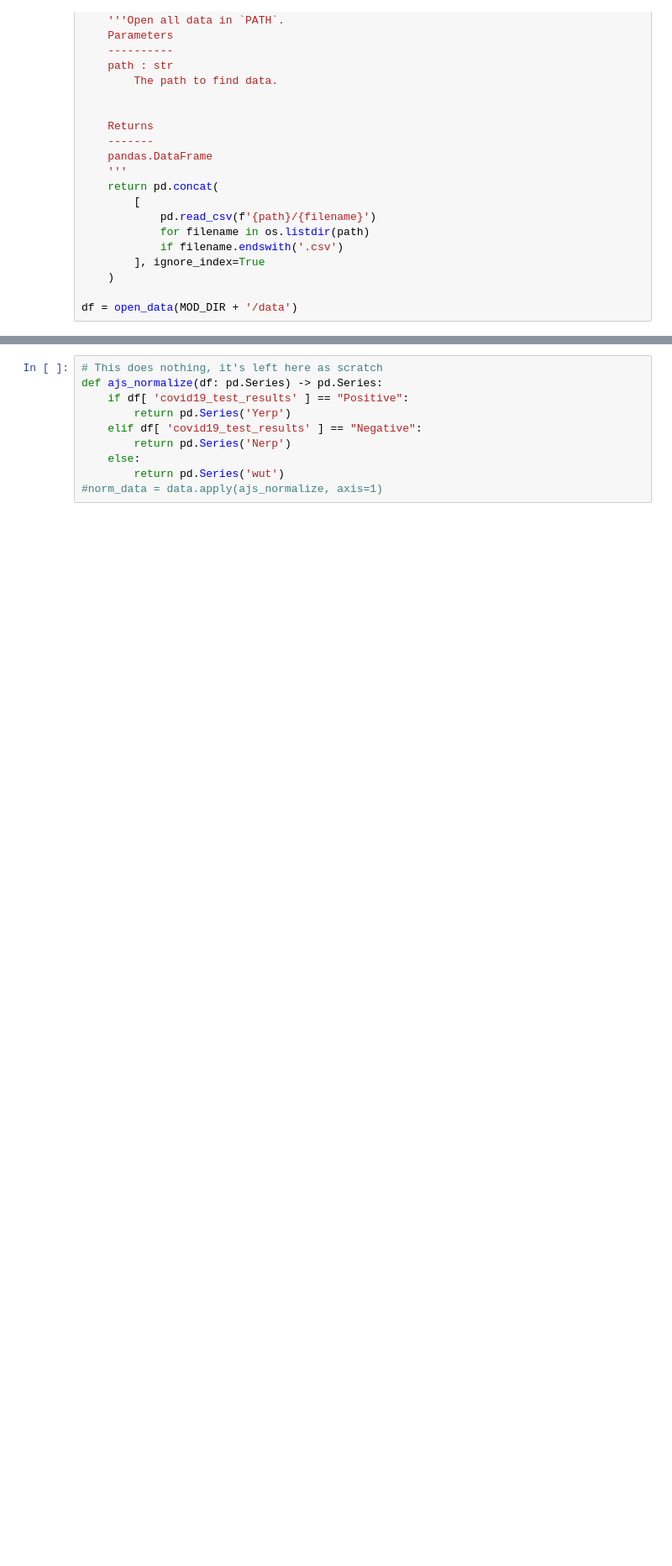
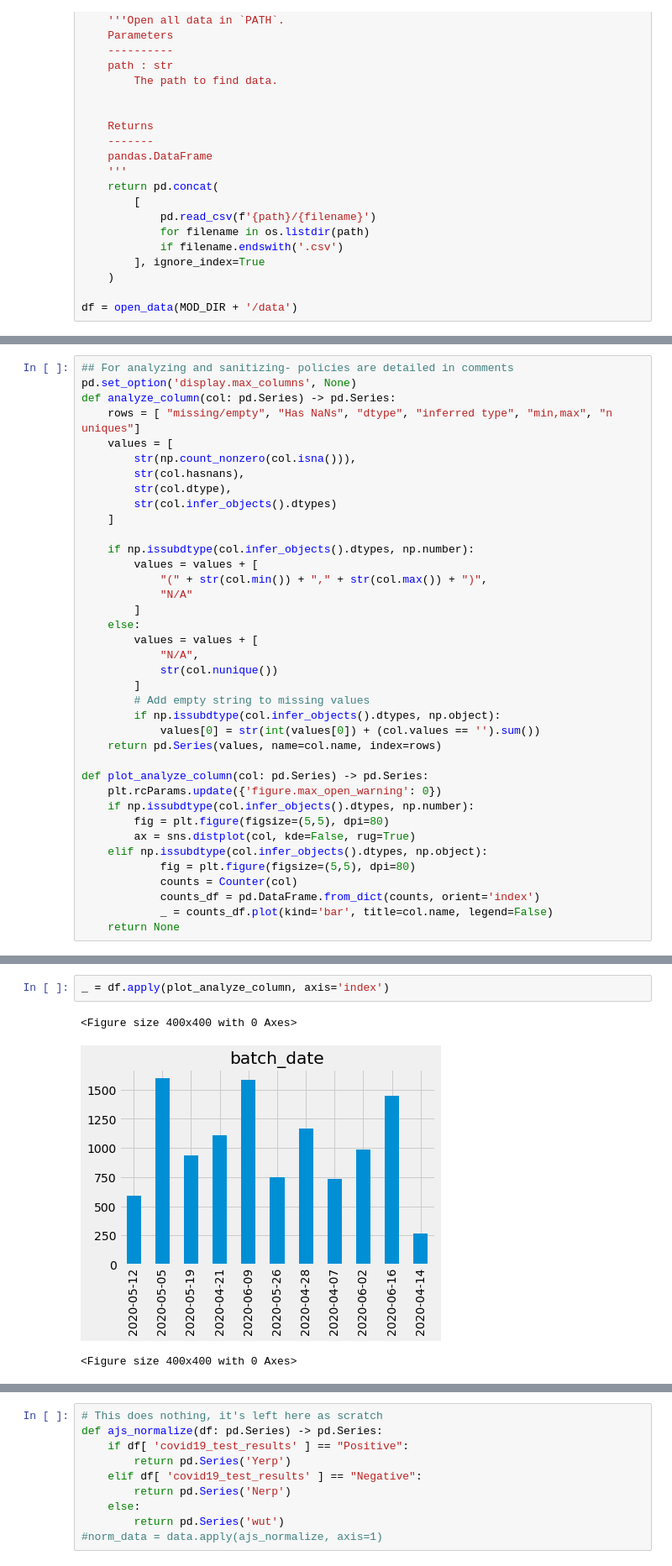
Before and after one commit to ayjayt/ayjayt.github.io, a Jupyter notebook: notebooks/normalize.ipynb, the cells around one changed output, grey strips where cells are left out. Shown: that part at 84% size. Drawn from its saved outputs; the diff is of its cells as text; blank space fills up the shorter version.

Commit message:
Add functions to analyze columns
Also, add README explaining strategy towards normalizations based on that
analysis

```diff
--- a/notebooks/normalize.ipynb
+++ b/notebooks/normalize.ipynb
@@ -96,0 +79,38 @@ df.replace({
+# %%
+## For analyzing and sanitizing- policies are detailed in comments
+pd.set_option('display.max_columns', None)
+def analyze_column(col: pd.Series) -> pd.Series:
+    rows = [ "missing/empty", "Has NaNs", "dtype", "inferred type", "min,max", "n uniques"]
+    values = [
+        str(np.count_nonzero(col.isna())),
+        str(col.hasnans),
+        str(col.dtype),
+        str(col.infer_objects().dtypes)
+    ]
+
+    if np.issubdtype(col.infer_objects().dtypes, np.number):
+        values = values + [
+            "(" + str(col.min()) + "," + str(col.max()) + ")",
+            "N/A"
+        ]
+    else:
+        values = values + [
+            "N/A",
+            str(col.nunique())
+        ]
+        # Add empty string to missing values
+        if np.issubdtype(col.infer_objects().dtypes, np.object):
+            values[0] = str(int(values[0]) + (col.values == '').sum())
+    return pd.Series(values, name=col.name, index=rows)
+
+def plot_analyze_column(col: pd.Series) -> pd.Series:
+    plt.rcParams.update({'figure.max_open_warning': 0})
+    if np.issubdtype(col.infer_objects().dtypes, np.number):
+        fig = plt.figure(figsize=(5,5), dpi=80)
+        ax = sns.distplot(col, kde=False, rug=True)
+    elif np.issubdtype(col.infer_objects().dtypes, np.object):
+            fig = plt.figure(figsize=(5,5), dpi=80)
+            counts = Counter(col)
+            counts_df = pd.DataFrame.from_dict(counts, orient='index')
+            _ = counts_df.plot(kind='bar', title=col.name, legend=False)
+    return None
@@ -96,0 +137,6 @@ df.replace({
+# %%
+_ = df.apply(plot_analyze_column, axis='index')
+# %% [output]
+<Figure size 400x400 with 0 Axes>
+[figure, added]
+<Figure size 400x400 with 0 Axes>
```
Also changed, not shown: parts of 10 cells of this notebook.
